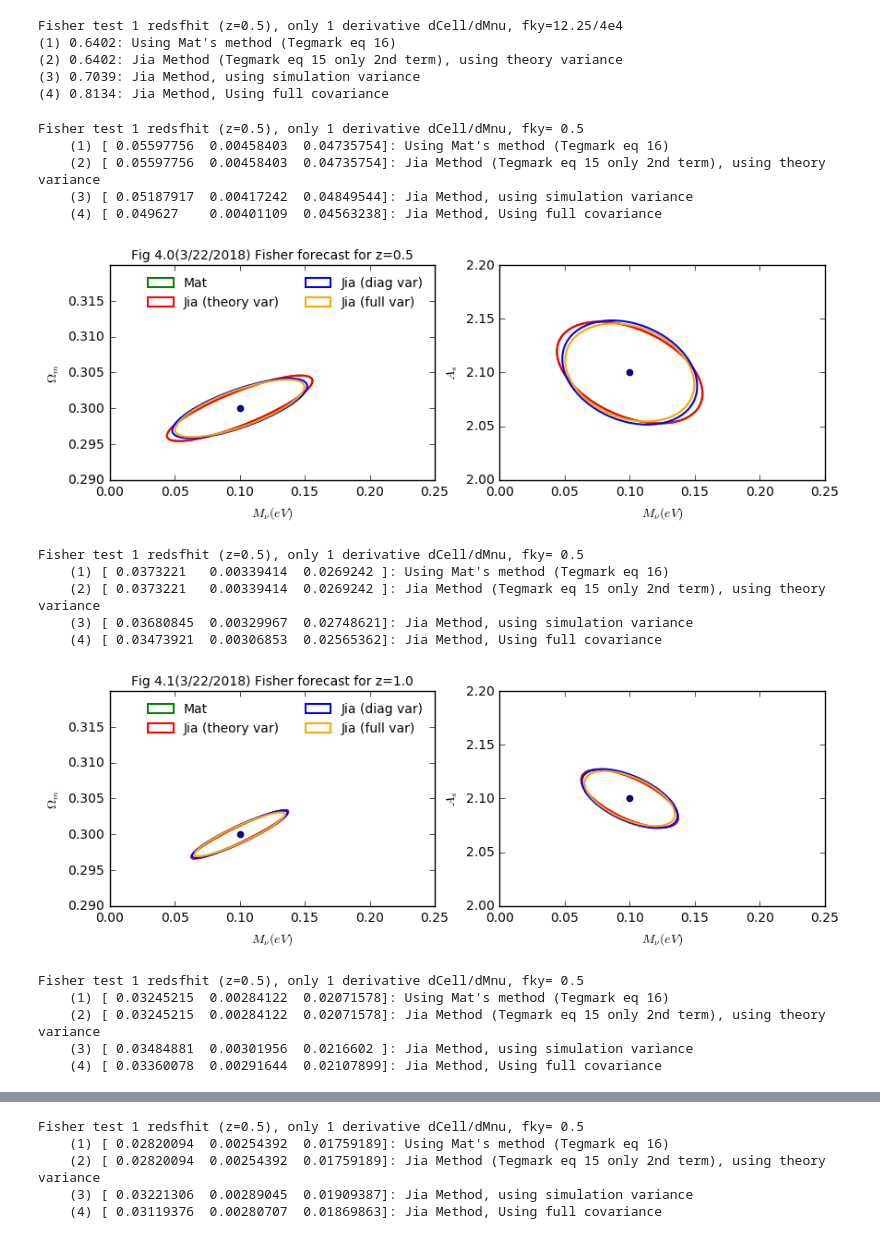
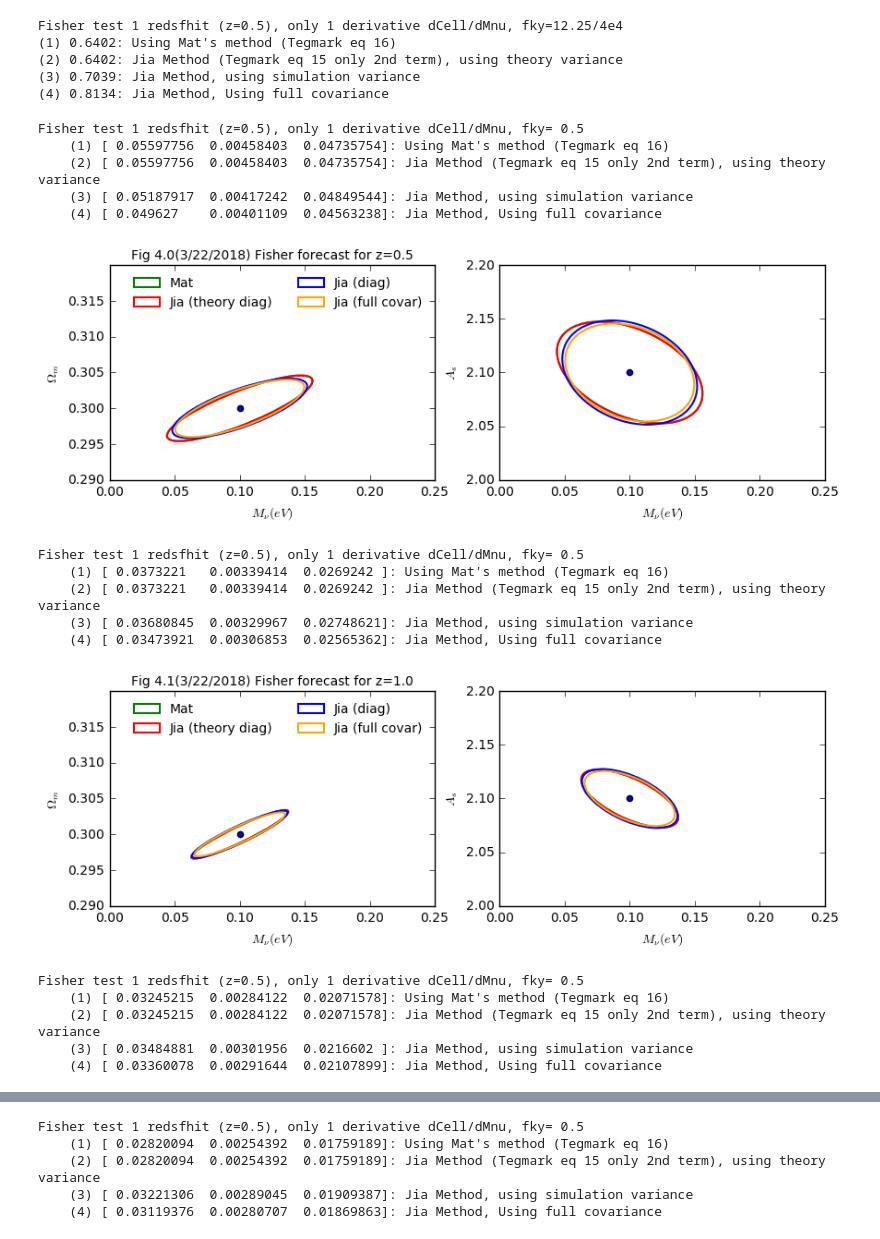
Before and after one commit to liuxx479/fisher, a Jupyter notebook: fisher.ipynb, the cells around one changed output, grey strips where cells are left out. Cells and saved outputs as stored; diff of their text form; code cells hidden in the pictures.

```diff
--- a/fisher.ipynb
+++ b/fisher.ipynb
@@ -336,41 +336,41 @@ for nn in range(5):
 
 
     f, (ax1,ax2) = subplots(1,2,figsize=(10,3))
     ax1.scatter(0.1, 0.3)
     ax2.scatter(0.1, 2.1)
 
     jjj=0
-    labels=['Mat','Jia (theory var)', 'Jia (diag var)', 'Jia (full var)']
+    labels=['Mat','Jia (theory diag)', 'Jia (diag)', 'Jia (full covar)']
     for iF in Flist:
         icolor=['g','r','b','orange'][jjj]
         ilabel=labels[jjj]
         plotEllipse([0.1, 0.3], mat(iF).I[[0,1],:][:,[0,1]] ,icolor,'solid',ilabel,ax1)
         plotEllipse([0.1, 2.1], mat(iF).I[[0,2],:][:,[0,2]] ,icolor,'solid',ilabel,ax2)
         jjj+=1
     ax1.set_xlim(0.0,0.25)
     ax1.set_ylim(0.29,0.32)
     ax2.set_xlim(0.0,0.25)
     ax2.set_ylim(2,2.2)
     ax1.set_xlabel(r'$M_\nu(eV)$')
     ax1.set_ylabel(r'$\Omega_m$')
     ax2.set_xlabel(r'$M_\nu(eV)$')
     ax2.set_ylabel(r'$A_s$')
     ax1.legend(fontsize=10,frameon=0,ncol=2)
     ax1.set_title('Fig 4.%i(3/22/2018) Fisher forecast for z=%s'%(nn,z_source[nn]),fontsize=10)
     show()
 # %% [output]
 Fisher test 1 redsfhit (z=0.5), only 1 derivative dCell/dMnu, fky= 0.5
     (1) [ 0.05597756  0.00458403  0.04735754]: Using Mat's method (Tegmark eq 16)
     (2) [ 0.05597756  0.00458403  0.04735754]: Jia Method (Tegmark eq 15 only 2nd term), using theory variance
     (3) [ 0.05187917  0.00417242  0.04849544]: Jia Method, using simulation variance
     (4) [ 0.049627    0.00401109  0.04563238]: Jia Method, Using full covariance
-[figure, old version]
+[figure, new version]
 Fisher test 1 redsfhit (z=0.5), only 1 derivative dCell/dMnu, fky= 0.5
     (1) [ 0.0373221   0.00339414  0.0269242 ]: Using Mat's method (Tegmark eq 16)
     (2) [ 0.0373221   0.00339414  0.0269242 ]: Jia Method (Tegmark eq 15 only 2nd term), using theory variance
     (3) [ 0.03680845  0.00329967  0.02748621]: Jia Method, using simulation variance
     (4) [ 0.03473921  0.00306853  0.02565362]: Jia Method, Using full covariance
-[figure, old version]
+[figure, new version]
 Fisher test 1 redsfhit (z=0.5), only 1 derivative dCell/dMnu, fky= 0.5
     (1) [ 0.03245215  0.00284122  0.02071578]: Using Mat's method (Tegmark eq 16)
     (2) [ 0.03245215  0.00284122  0.02071578]: Jia Method (Tegmark eq 15 only 2nd term), using theory variance
```
Also changed, not shown: parts of 6 cells of this notebook.
